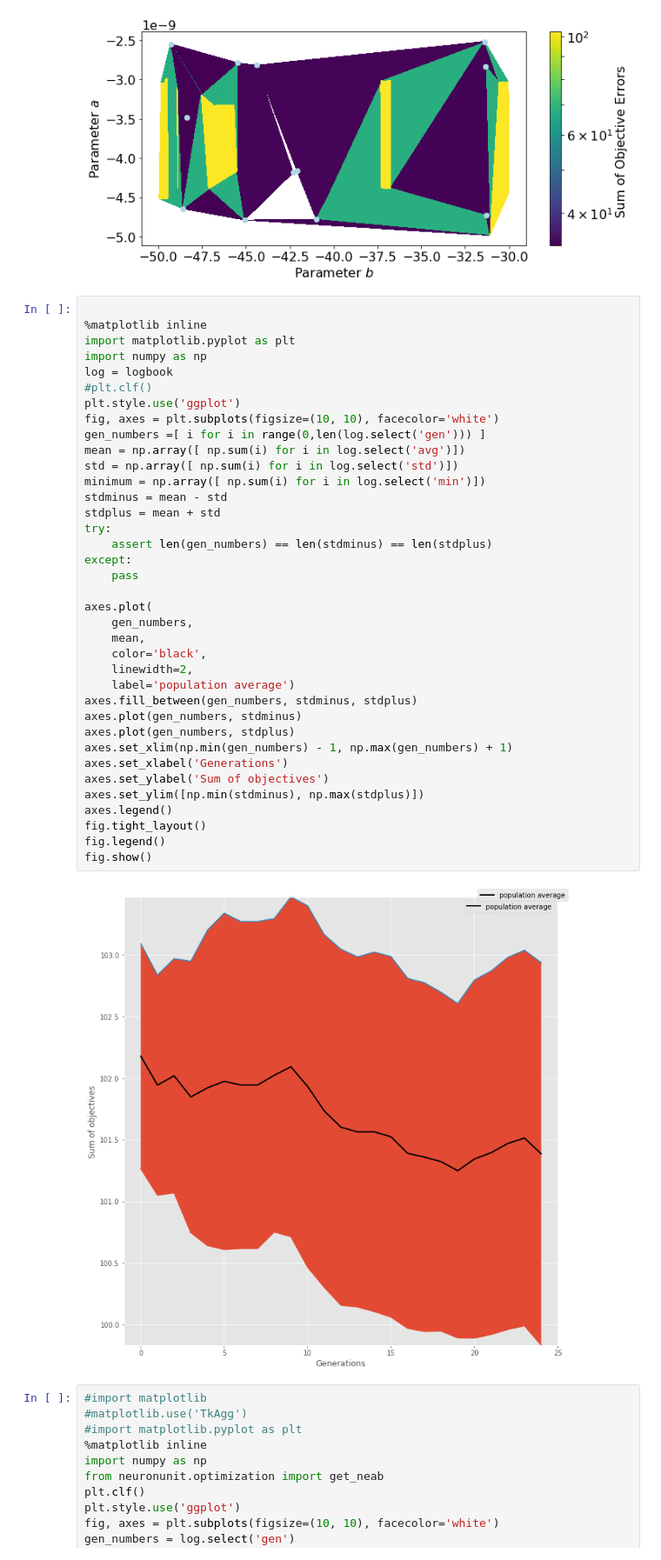
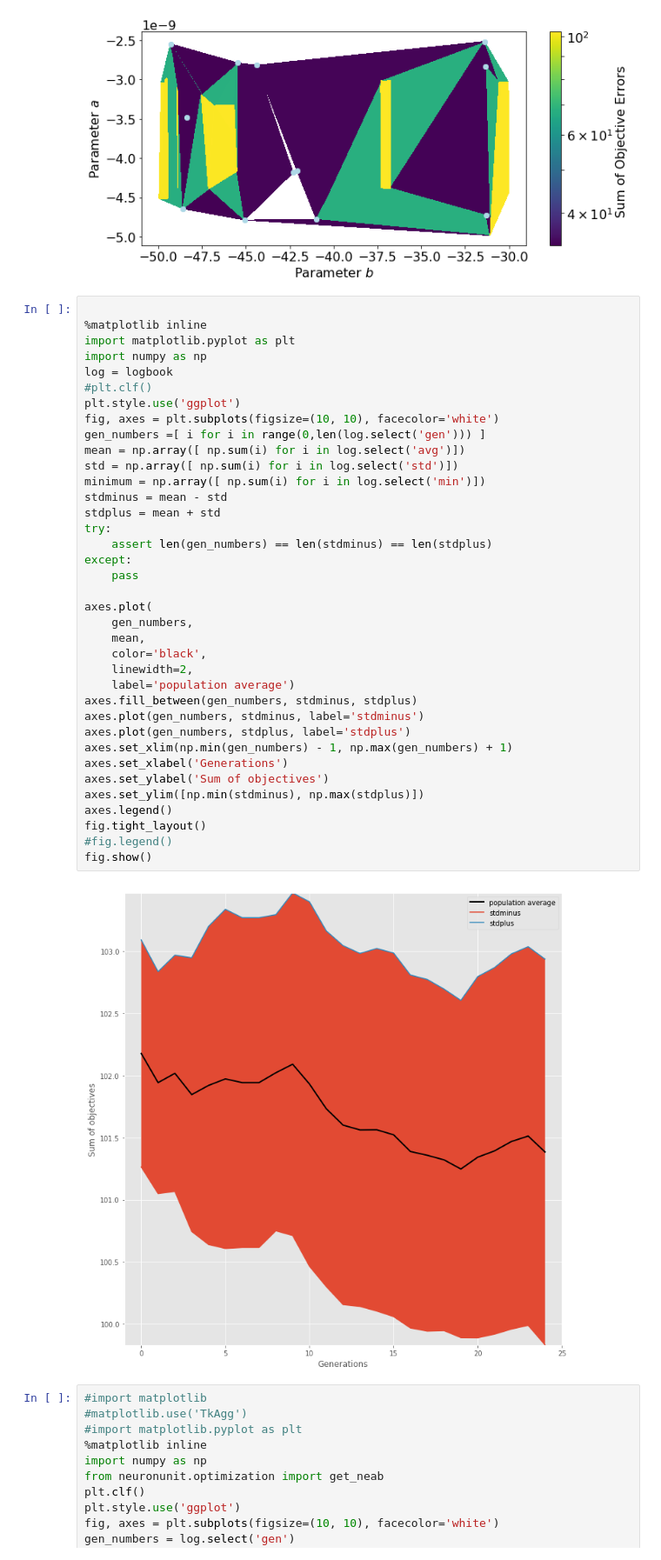
Before and after one commit to scidash/neuronunit, a Jupyter notebook: neuronunit/unit_test/test_ga_versus_grid.ipynb, the cells around one changed output. Shown: that part at 87% size. Drawn from its saved outputs; the diff is of its cells as text.

```diff
--- a/neuronunit/unit_test/test_ga_versus_grid.ipynb
+++ b/neuronunit/unit_test/test_ga_versus_grid.ipynb
@@ -156,37 +111,37 @@ import numpy as np
 log = logbook
 #plt.clf()
 plt.style.use('ggplot')
 fig, axes = plt.subplots(figsize=(10, 10), facecolor='white')
 gen_numbers =[ i for i in range(0,len(log.select('gen'))) ]
 mean = np.array([ np.sum(i) for i in log.select('avg')])
 std = np.array([ np.sum(i) for i in log.select('std')])
 minimum = np.array([ np.sum(i) for i in log.select('min')])
 stdminus = mean - std
 stdplus = mean + std
 try:
     assert len(gen_numbers) == len(stdminus) == len(stdplus)
 except:
     pass
 
 axes.plot(
     gen_numbers,
     mean,
     color='black',
     linewidth=2,
     label='population average')
 axes.fill_between(gen_numbers, stdminus, stdplus)
-axes.plot(gen_numbers, stdminus)
-axes.plot(gen_numbers, stdplus)
+axes.plot(gen_numbers, stdminus, label='stdminus')
+axes.plot(gen_numbers, stdplus, label='stdplus')
 axes.set_xlim(np.min(gen_numbers) - 1, np.max(gen_numbers) + 1)
 axes.set_xlabel('Generations')
 axes.set_ylabel('Sum of objectives')
 axes.set_ylim([np.min(stdminus), np.max(stdplus)])
 axes.legend()
 fig.tight_layout()
-fig.legend()
+#fig.legend()
 fig.show()
 # %% [output]
-[figure, old version]
+[figure, new version]
 # %%
 #import matplotlib
 #matplotlib.use('TkAgg')
```
Also changed, not shown: parts of 8 cells of this notebook.
